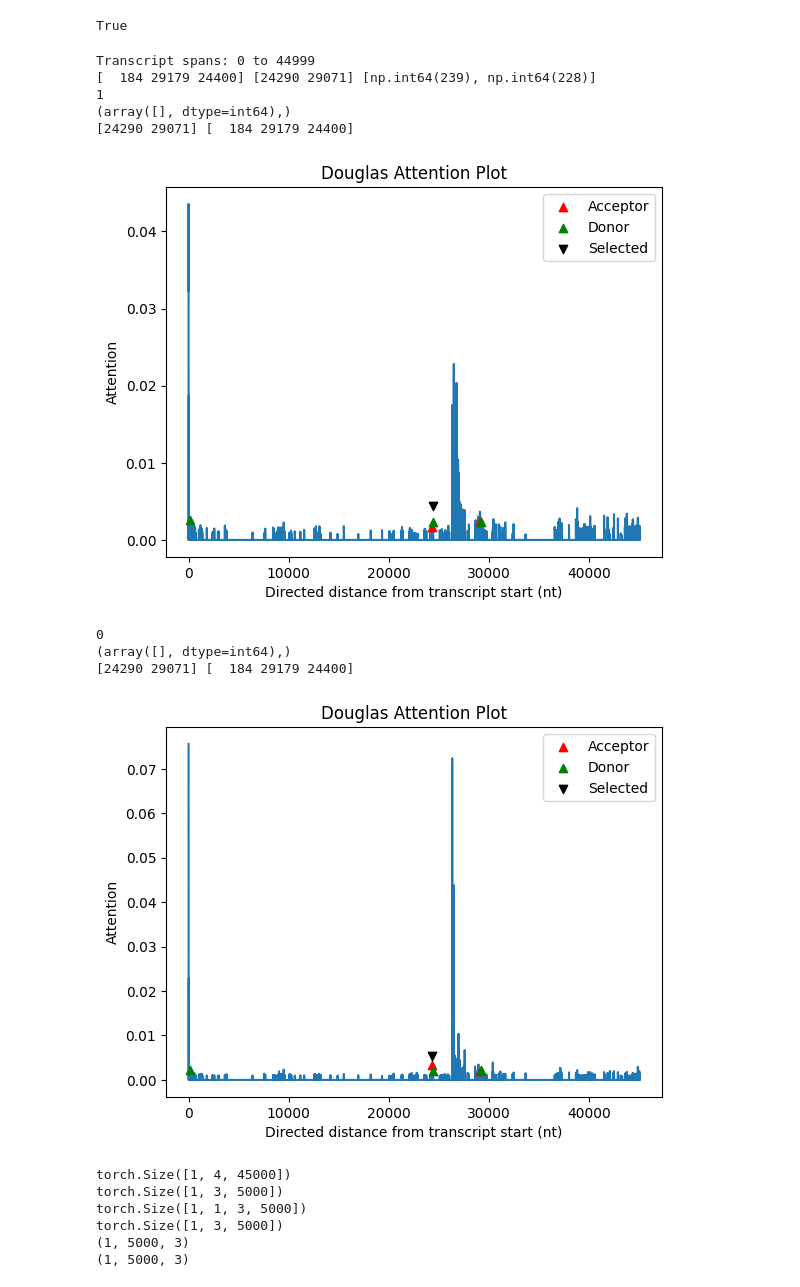
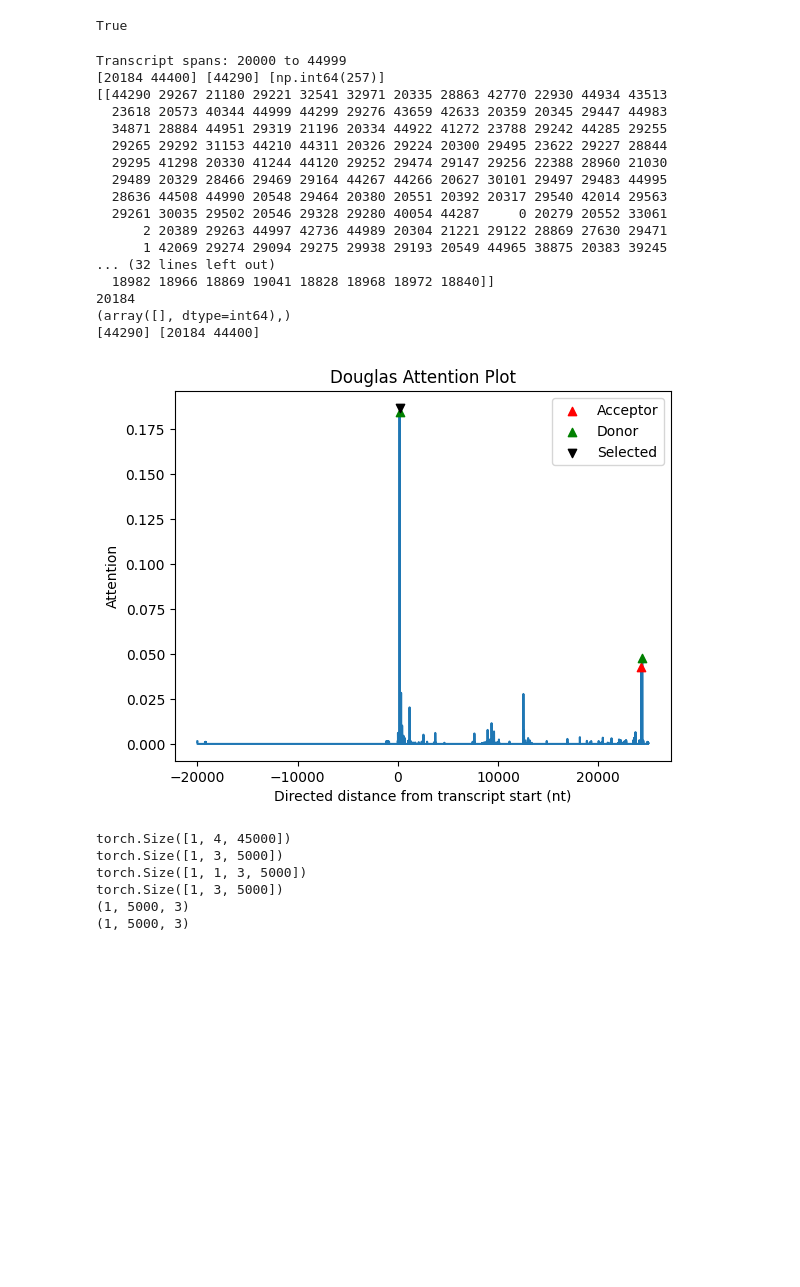
Before and after one commit to Dflorizone/Spliceformer, a Jupyter notebook: Code/plotting_attention.ipynb, the cells around one changed output. Cells and saved outputs as stored; diff of their text form; code cells hidden in the pictures; blank space fills up the shorter version.

```diff
--- a/Code/plotting_attention.ipynb
+++ b/Code/plotting_attention.ipynb
@@ -65,7 +65,7 @@ n_models = 10
 #     model.eval()
 
 
-model_m.load_state_dict(torch.load('../Results/PyTorch_Models/transformer_encoder_40k_171022_3',map_location=device))
+model_m.load_state_dict(torch.load('../Results/PyTorch_Models/transformer_encoder_45k_171022_3',map_location=device))
 model_m.eval()
 # %% [output]
 DataParallel(
@@ -641,7 +643,7 @@ print(np.array_equal(aw,attention))
 # %% [output]
 True
 # %%
-shift = 20000
+shift = 0
 # out,acceptor_actions,donor_actions,acceptor_log_probs,donor_log_probs = ([models[i](batch_features) for i in range(n_models)])
 output,acceptor_actions,donor_actions,acceptor_log_probs,donor_log_probs = model_m(batch_features)
 signal = batch_features[0].sum(dim=0)  # shape: [45000]
@@ -654,14 +656,15 @@ attention = np.concatenate([activation['attend{}'.format(i+1)][0,:,:,:].cpu().nu
 
 acceptors_sorted = torch.sort(acceptor_actions)[0]
 donors_sorted = torch.sort(donor_actions)[0]
-splice_idx = torch.cat([acceptors_sorted,donors_sorted],dim=1)
-splice_idx = torch.sort(splice_idx,dim=1).values.cpu().numpy()
+splice_idx = torch.cat([acceptor_actions,donor_actions],dim=1)
+splice_idx = splice_idx.cpu().detach().numpy()
 donor_idxs = torch.argsort(targets[2,:],descending=True)[:int(torch.sum(targets[2,:]))].cpu().numpy()
 donor_idxs_2 = donor_idxs[np.where(np.logical_and(donor_idxs>=20000, donor_idxs<=25000))]
 acceptor_idxs = torch.argsort(targets[1,:],descending=True)[:int(torch.sum(targets[1,:]))].cpu().numpy()
 acceptor_idxs_2 = acceptor_idxs[np.where(np.logical_and(acceptor_idxs>=20000, acceptor_idxs<=25000))]
 incl_idxs = []
 determinant_idx = splice_idx
+
 for donor_idx in donor_idxs_2:
     tmp = np.arange(512)[splice_idx[0,:] == donor_idx]
     if len(tmp)>0:
@@ -672,42 +675,51 @@ for acceptor_idx in acceptor_idxs_2:
     if len(tmp)>0:
         incl_idxs.append(tmp[0])
 
 print(donor_idxs, acceptor_idxs, incl_idxs)
+print(splice_idx)
 for i,val in enumerate(incl_idxs):
     mask = (splice_idx[0,:] >= 20000-shift)
     attentionExpanded = np.zeros(45000)
     attentionExpanded[splice_idx[0,:]] = np.mean(attention[:,val,:],axis=0)
 
     print(np.argmax(attentionExpanded))
     print(np.where(splice_idx[0,:] == 17692))
 
     start,end = 0,45000
     start_shift = 20000
     fig = plt.figure()
     plt.plot(range(start+shift-start_shift,end+shift-start_shift),attentionExpanded[start:end])
     a = acceptor_idxs[np.where(np.logical_and(acceptor_idxs>=start, acceptor_idxs<=end))]
     plt.scatter(np.arange(start+shift-start_shift,end+shift-start_shift)[a],attentionExpanded[a]+0.001,c='red',marker="^", clip_on=False, zorder=10,label='Acceptor')
     d = donor_idxs[np.where(np.logical_and(donor_idxs>=start, donor_idxs<=end))]
     print(a,d)
     plt.scatter(np.arange(start+shift-start_shift,end+shift-start_shift)[d],attentionExpanded[d]+0.001,c='green',marker="^", clip_on=False, zorder=10,label='Donor')
     plt.scatter([splice_idx[0,val]+shift-start_shift],attentionExpanded[splice_idx[0,val]]+0.003,c='black',marker="v", clip_on=False, zorder=10,label='Selected')
     plt.legend()
     plt.title('Douglas Attention Plot')
     plt.xlabel('Directed distance from transcript start (nt)')
     plt.ylabel('Attention')
     plt.show()
     plt.close()
 # %% [output]
-Transcript spans: 0 to 44999
-[  184 29179 24400] [24290 29071] [np.int64(239), np.int64(228)]
-1
+Transcript spans: 20000 to 44999
+[20184 44400] [44290] [np.int64(257)]
+[[44290 29267 21180 29221 32541 32971 20335 28863 42770 22930 44934 43513
+  23618 20573 40344 44999 44299 29276 43659 42633 20359 20345 29447 44983
+  34871 28884 44951 29319 21196 20334 44922 41272 23788 29242 44285 29255
+  29265 29292 31153 44210 44311 20326 29224 20300 29495 23622 29227 28844
+  29295 41298 20330 41244 44120 29252 29474 29147 29256 22388 28960 21030
+  29489 20329 28466 29469 29164 44267 44266 20627 30101 29497 29483 44995
+  28636 44508 44990 20548 29464 20380 20551 20392 20317 29540 42014 29563
+  29261 30035 29502 20546 29328 29280 40054 44287     0 20279 20552 33061
+      2 20389 29263 44997 42736 44989 20304 21221 29122 28869 27630 29471
+      1 42069 29274 29094 29275 29938 29193 20549 44965 38875 20383 39245
+... (32 lines left out)
+  18982 18966 18869 19041 18828 18968 18972 18840]]
+20184
 (array([], dtype=int64),)
-[24290 29071] [  184 29179 24400]
+[44290] [20184 44400]
-[figure, old version]
+[figure, new version]
-0
-(array([], dtype=int64),)
-[24290 29071] [  184 29179 24400]
-[figure, removed]
 # %%
 batch_features = batch_chunks.type(torch.FloatTensor).to(device)
 targets = target_chunks.to(device)[:,:,CL_max//2:-CL_max//2]
```
Also changed, not shown: parts of 4 cells of this notebook, 3 other files.
